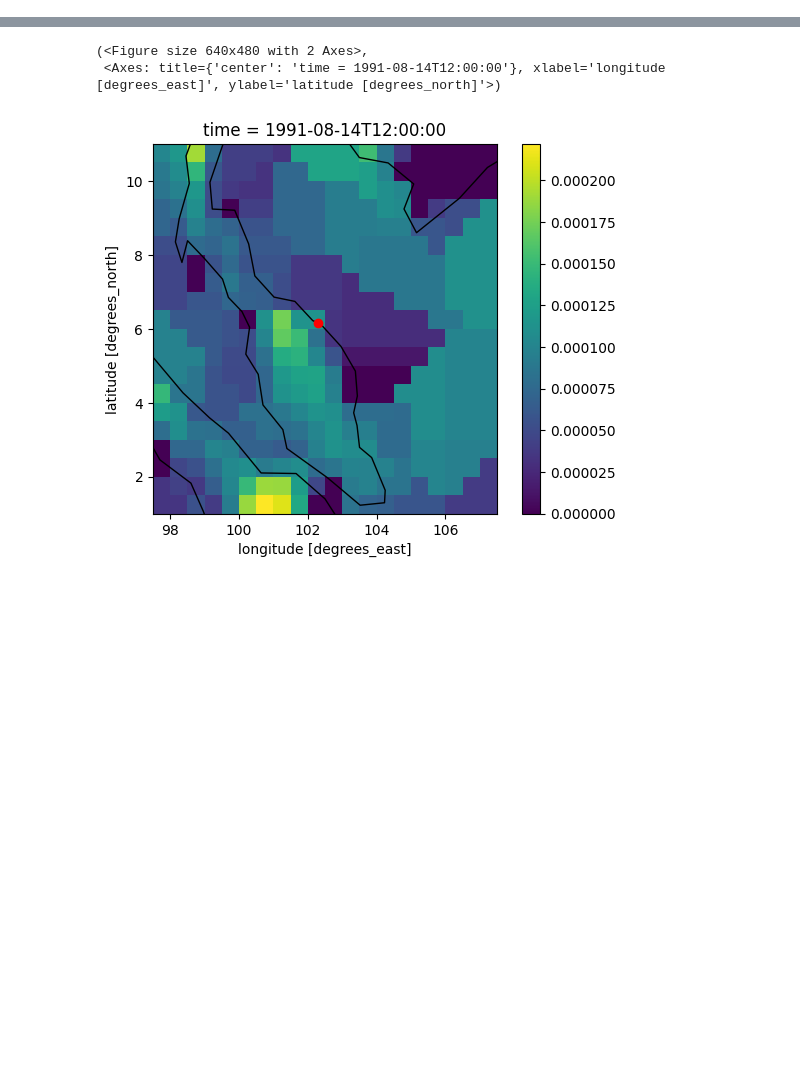
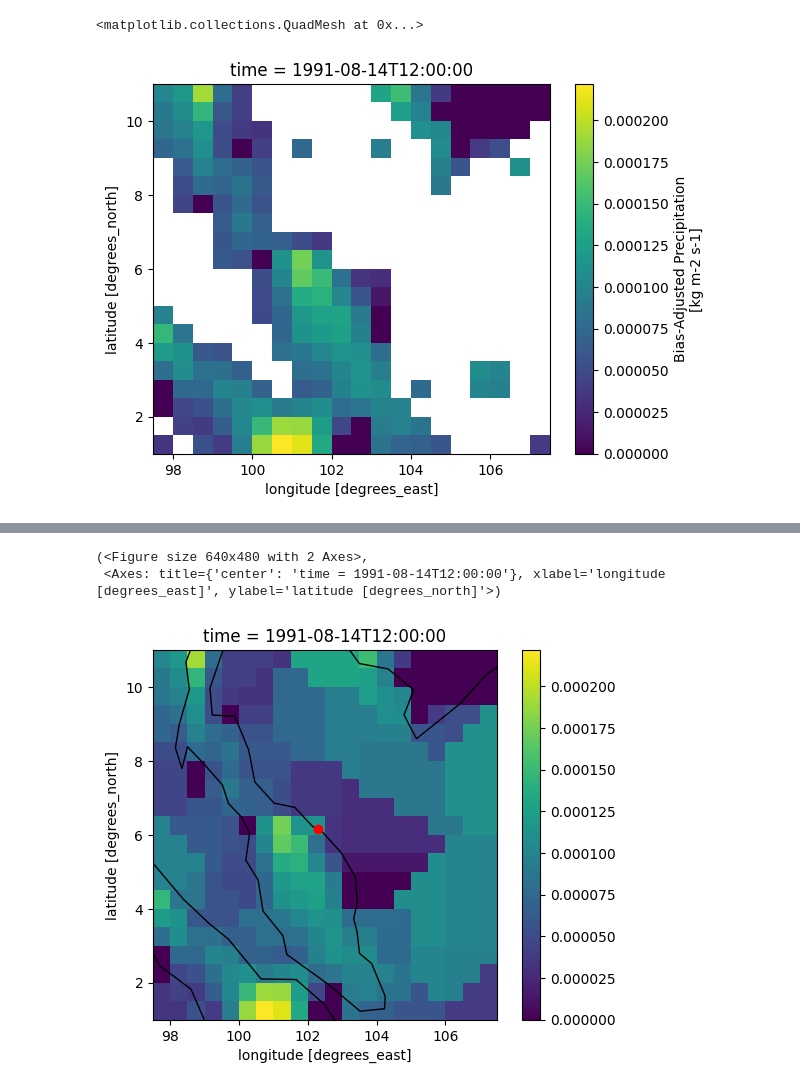
Before and after one commit to JaxtonGray/isoNet_Models, a Jupyter notebook: test.ipynb, the cells around one changed output, grey strips where cells are left out. Drawn from its saved outputs; the diff is of its cells as text; code cells hidden in the pictures; blank space fills up the shorter version.

```diff
--- a/test.ipynb
+++ b/test.ipynb
@@ -46,2 +51,15 @@ def find_nearest_valid_grid(ds, point, time, buffer=5):
 
     return filled_arr, filled_arr.sel(lon=point.x, lat=point.y, method='nearest').values.item()
+# %%
+buffer = 5
+point = coastPoint
+time = '1991-08-14'
+dsFiltered = ds.sel(
+        lon=slice(point.x - buffer, point.x + buffer),
+        lat=slice(point.y - buffer, point.y + buffer),
+        time=time)['prAdjust']
+# %%
+dsFiltered.plot()
+# %% [output]
+<matplotlib.collections.QuadMesh at 0x...>
+[figure, added]
```
Also changed, not shown: parts of 10 cells of this notebook.
